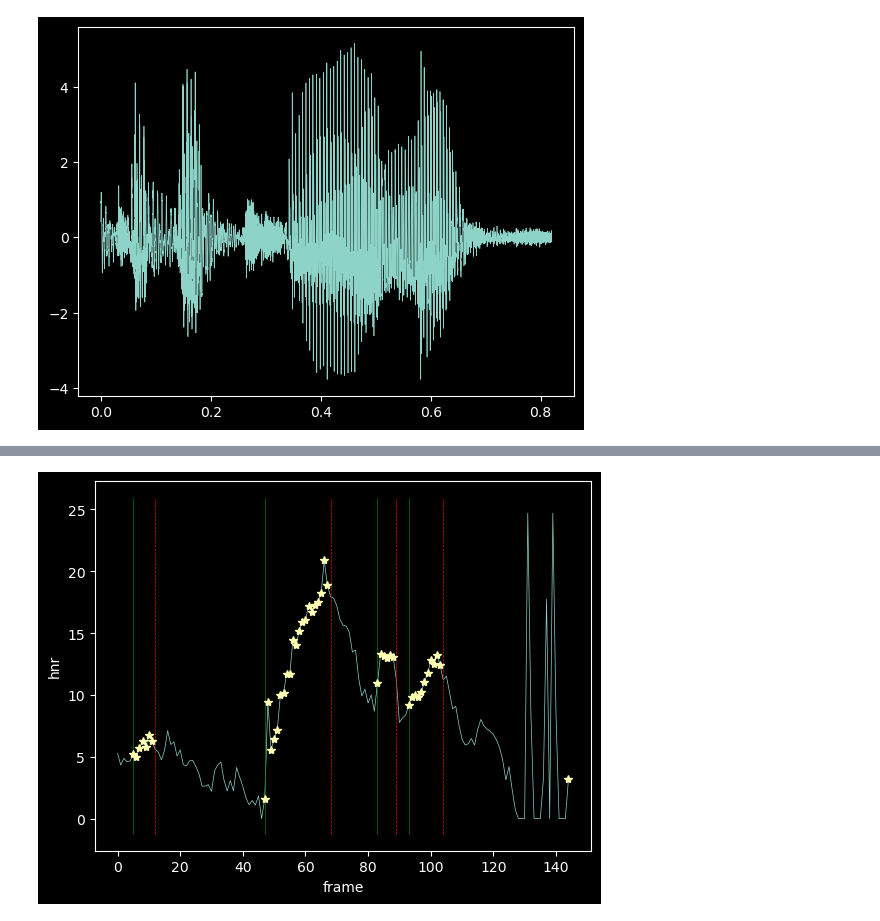
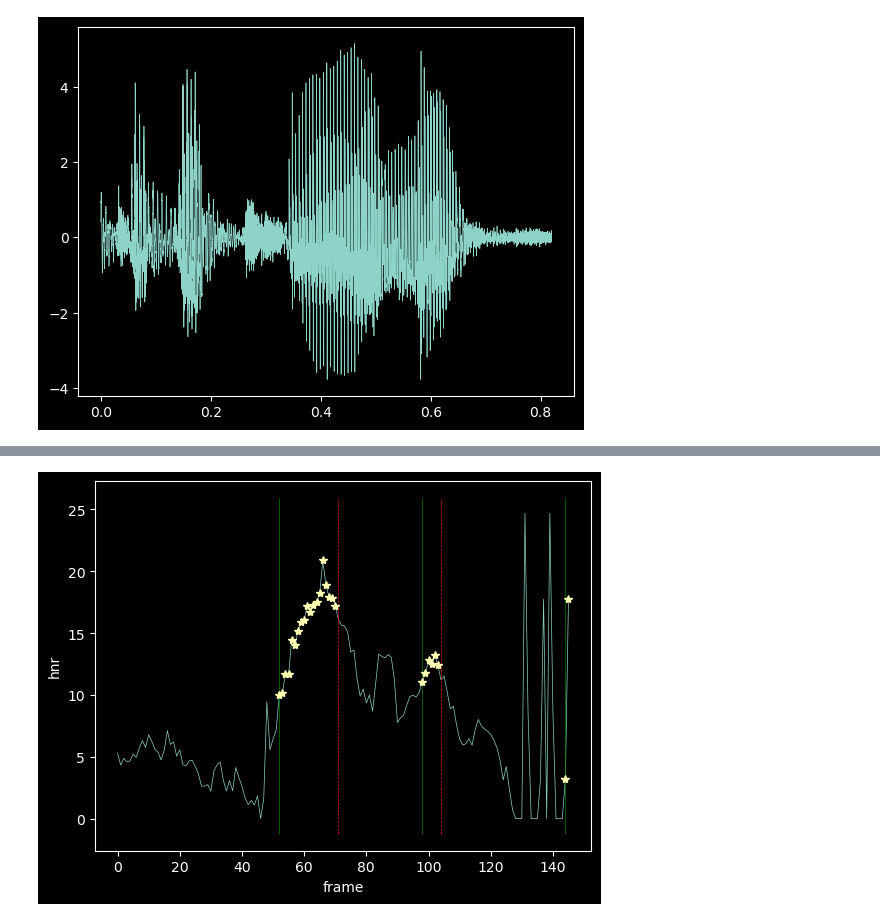
Before and after one commit to TobiasBjork/VowelProject, a Jupyter notebook: soft_peak.ipynb, the cells around one changed output, grey strips where cells are left out. Saved outputs shown, nothing was run; the diff lists cells and outputs as text; code cells hidden in the pictures.

```diff
--- a/soft_peak.ipynb
+++ b/soft_peak.ipynb
@@ -44,25 +39,25 @@ for f in frames:
     hnr_frames.append(get_HNR(f, Fs, silence_threshold=0.5))
 hnr_frames = np.array(hnr_frames)
 # %%
-peak_frames = movmean_peak(hnr_frames, lag=3, thr=1, peak_infl=0.3, duration=6)
+peak_frames = movmean_peak(hnr_frames, lag=3, thr=5.5, peak_infl=0.1, duration=6)
 
 starts, stops = binary_start_stop(peak_frames)
 
 fn = np.arange(len(hnr_frames))
 plt.figure()
 plt.plot(fn, hnr_frames, "-")
 ymin, ymax = plt.ylim()
 plt.vlines(fn[starts], ymin, ymax, colors="g")
 plt.vlines(fn[stops], ymin, ymax, colors="r", linestyles="dashed")
 
 plt.xlabel("frame")
 plt.ylabel("hnr")
 
 plt.plot(fn[peak_frames], hnr_frames[peak_frames], "*")
 
 plt.show()
 # %% [output]
-[figure, old version]
+[figure, new version]
 # %%
 cut_starts = [frames_start[f] for f in starts]
 cut_stops = [frames_start[f] for f in stops]
```
Also changed, not shown: parts of 2 cells of this notebook, 1 other file.
